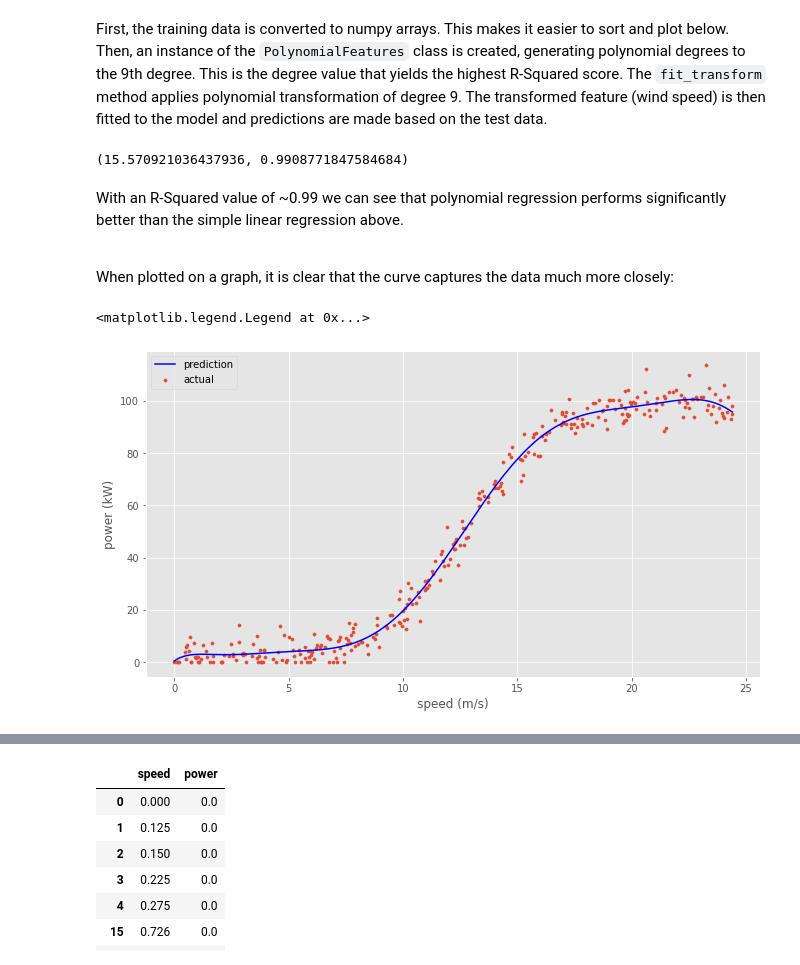
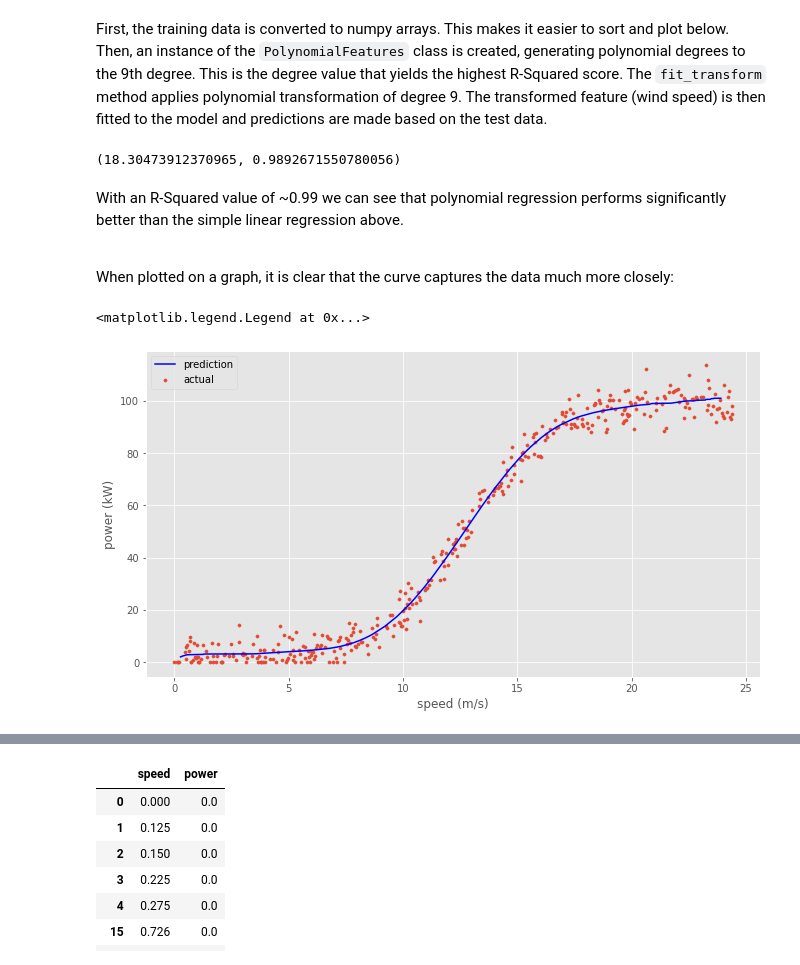
Before and after one commit to colm-o-caoimh/MachineLearning, a Jupyter notebook: mls_project2020.ipynb, the cells around one changed output, grey strips where cells are left out. Cells and saved outputs as stored; diff of their text form; code cells hidden in the pictures.

```diff
--- a/mls_project2020.ipynb
+++ b/mls_project2020.ipynb
@@ -386,36 +386,40 @@ Visualising the plot above, we can see that the straight line does not follow th
 <br>
 # %% [markdown]
 First, the training data is converted to numpy arrays. This makes it easier to sort and plot below. Then, an instance of the `PolynomialFeatures` class is created, generating polynomial degrees to the 9th degree. This is the degree value that yields the highest R-Squared score. The `fit_transform` method applies polynomial transformation of degree 9. The transformed feature (wind speed) is then fitted to the model and predictions are made based on the test data.
+# %%
+A_Train2, A_Test2, B_Train2, B_Test2 = train_test_split(pp_clean2.speed, pp_clean2.power, test_size = 0.2, random_state=1)
 # %%
-# Convert training subsets to numpy arrays
-poly_speed = A_Train.to_numpy()
-poly_power = B_Train.to_numpy()
+# Convert train and test subsets to numpy arrays
+poly_speed_train = A_Train2.to_numpy().reshape(-1, 1)
+poly_power_train = B_Train2.to_numpy().reshape(-1, 1)
+poly_speed_test  = A_Test2.to_numpy().reshape(-1, 1)
+poly_power_test = B_Test2.to_numpy().reshape(-1, 1)
 
 # Create PolynomialFeatures class instance with degree=9
 poly_features = PolynomialFeatures(degree=9)
 
 # Apply polynomial transformation of degree 9
-train_speed = poly_features.fit_transform(poly_speed)
+train_speed = poly_features.fit_transform(poly_speed_train)
 
 # Create instance of LinearRegression class
 poly_model = LinearRegression()
 
 # Train the model with training data
-poly_model.fit(train_poly, poly_power)
+poly_model.fit(train_speed, poly_power_train)
 
 # Use the model to predict power output of test data
-y_test_predict = poly_model.predict(poly_features.fit_transform(poly_speed))
+y_test_predict = poly_model.predict(poly_features.fit_transform(poly_speed_test))
 # %%
 # Calculate mean squared error
-mse_test = mean_squared_error(poly_power, y_test_predict)
+mse_test = mean_squared_error(poly_power_test, y_test_predict)
 
 # Calculate coeeficient of determination
-r2_test = r2_score(poly_power, y_test_predict)
+r2_test = r2_score(poly_power_test, y_test_predict)
 
 # Output reults to the screen
 mse_test, r2_test
 # %% [output]
-(15.570921036437936, 0.9908771847584684)
+(18.30473912370965, 0.9892671550780056)
 # %% [markdown]
 With an R-Squared value of ~0.99 we can see that polynomial regression performs significantly better than the simple linear regression above.
 
@@ -423,24 +427,21 @@ With an R-Squared value of ~0.99 we can see that polynomial regression performs
 
 When plotted on a graph, it is clear that the curve captures the data much more closely:
 # %%
-# For sorting axis
-import operator
+# Plot on scatterplot
+plt.scatter(poly_speed_train, poly_power_train, label='actual', s=10)
 
-# Plot on scatterplot
-plt.scatter(poly_speed, poly_power, label='actual', s=10)
+sorted_poly_speed_test = np.sort(poly_speed_test, 0)
+sorted_y_test_predict = np.sort(y_test_predict, 0)
 
-# Sort speed values before plotting
-sort_axis = operator.itemgetter(0)
-sorted_zip = sorted(zip(poly_speed, y_test_predict), key=sort_axis)
-sorted_poly_x, sorted_y_test_predict = zip(*sorted_zip)
 
-# Plot line based on model predictions
-plt.plot(sorted_poly_x, sorted_y_test_predict, label='prediction', color='b')
+# # Plot line based on model predictions
+# plt.plot(sorted_poly_x, sorted_y_test_predict, label='prediction', color='b')
+plt.plot(sorted_poly_speed_test, sorted_y_test_predict, label='prediction', color='b')
 
 # Labels
 plt.xlabel('speed (m/s)')
 plt.ylabel('power (kW)')
 plt.legend()
 # %% [output]
 <matplotlib.legend.Legend at 0x...>
-[figure, old version]
+[figure, new version]
```
Also changed, not shown: parts of 29 cells of this notebook.
